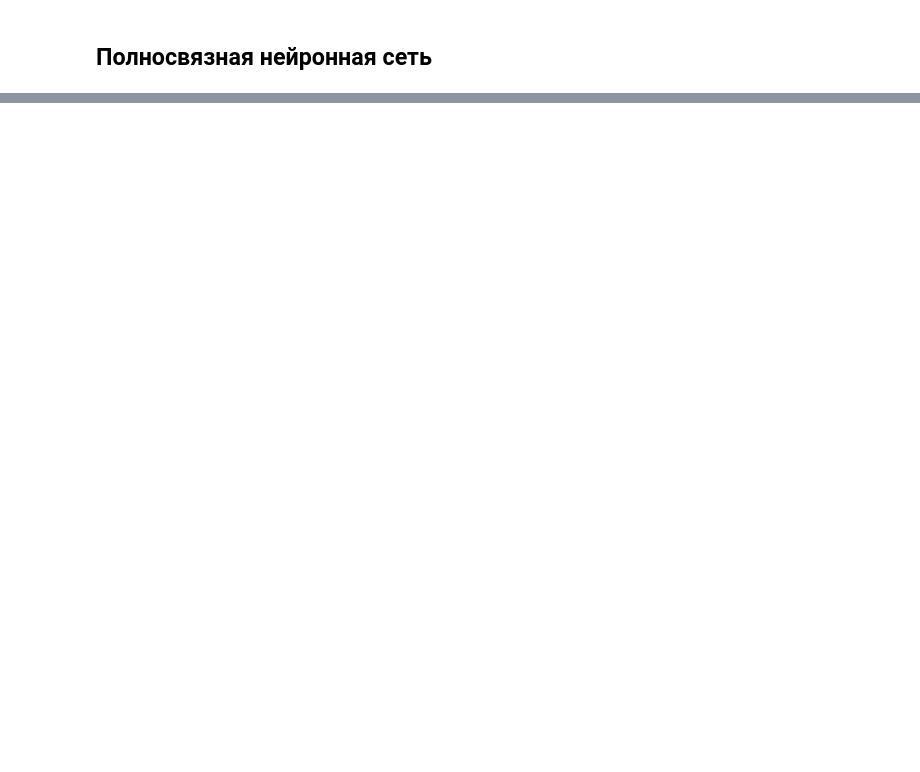
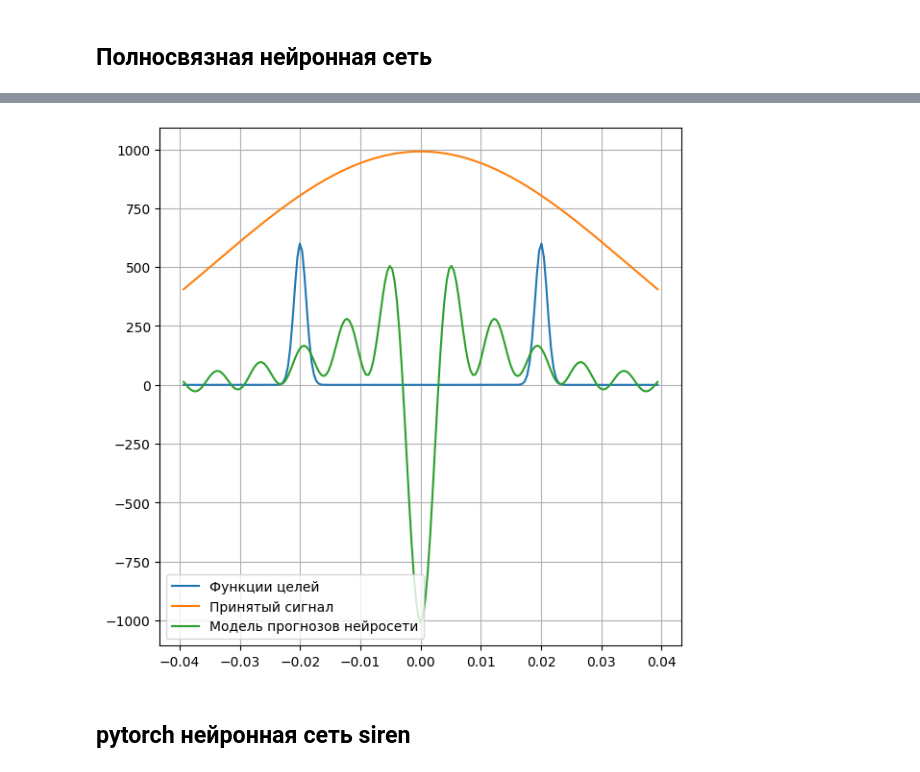
Before and after one commit to qwerty29544/superresolution_nn, a Jupyter notebook: ipynb/nonlinear_expsin_model.ipynb, the cells around one changed output, grey strips where cells are left out. Saved outputs shown, nothing was run; the diff lists cells and outputs as text; code cells hidden in the pictures; blank space fills up the shorter version.

```diff
--- a/ipynb/nonlinear_expsin_model.ipynb
+++ b/ipynb/nonlinear_expsin_model.ipynb
@@ -246,0 +276,16 @@ plt.grid()
+# %%
+Cn_ff = regr.predict(NPa.reshape(-1, 1))
+# %%
+Result_ff = CnU(a, Cn_ff)
+# %%
+plt.figure(**fig_params)
+plt.plot(a, Idel(a), label = "Функции целей")
+plt.plot(a, vec_U00(a), label = "Принятый сигнал")
+plt.plot(a, np.real(Result_ff), label = "Модель прогнозов нейросети")
+plt.legend()
+plt.grid()
+plt.show()
+# %% [output]
+[figure, added]
+# %% [markdown]
+## pytorch нейронная сеть siren
```
Also changed, not shown: parts of 32 cells of this notebook.
